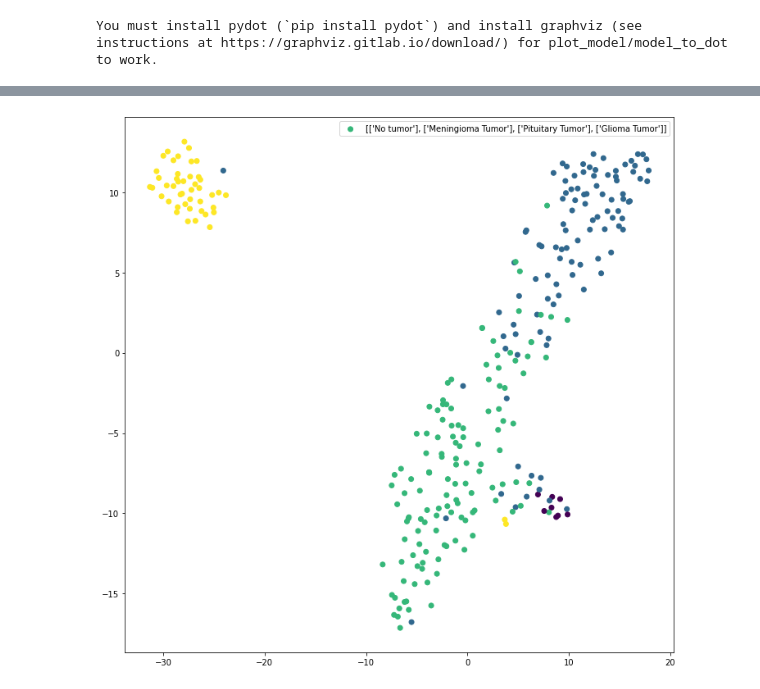
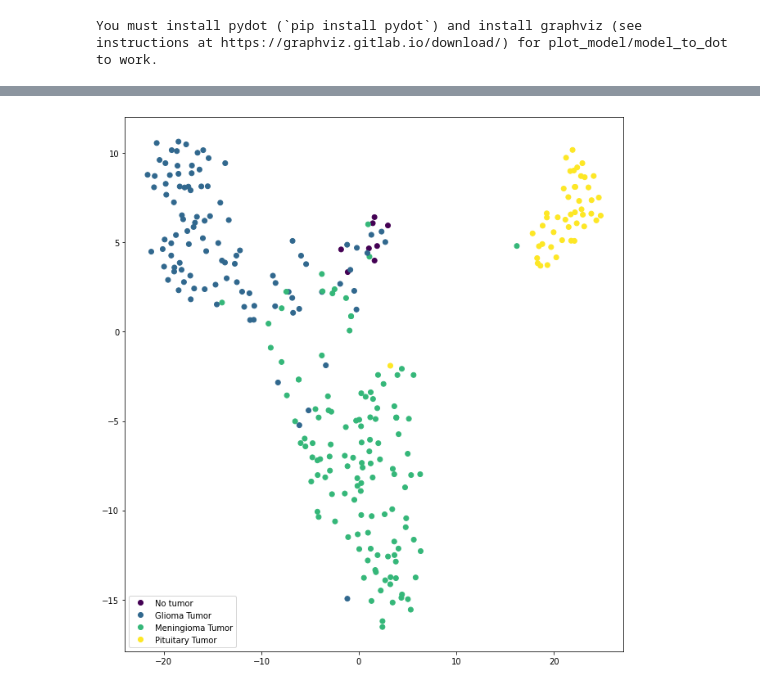
Before and after one commit to Shahak-Kuba/CAB420_Group, a Jupyter notebook: Siamese_Tumor_Classifier.ipynb, the cells around one changed output, grey strips where cells are left out. Saved outputs shown, nothing was run; the diff lists cells and outputs as text; code cells hidden in the pictures.

Commit message:
VGG images

```diff
--- a/Siamese_Tumor_Classifier.ipynb
+++ b/Siamese_Tumor_Classifier.ipynb
@@ -242,11 +241,16 @@ for i in range(10):
 # %%
 embeddings = base_network.predict(test)
-tsne_embeddings = TSNE(random_state=4).fit_transform(embeddings)
-fig = plt.figure(figsize=[12, 12])
-ax = fig.add_subplot(1, 1, 1)
-labels = [['No tumor'], ['Meningioma Tumor'], ['Pituitary Tumor'], ['Glioma Tumor']]
-ax.scatter(tsne_embeddings[:,0], tsne_embeddings[:,1], c = test_y.flatten(), label=labels);
-plt.legend()
+tsne_embeddings = TSNE(n_components=2,random_state=4).fit_transform(embeddings)
+fig = plt.figure(figsize=[10, 10])
+ax = fig.add_subplot(1, 2, 1)
+labels = ['No tumor', 'Glioma Tumor', 'Meningioma Tumor', 'Pituitary Tumor']
+scatter = ax.scatter(tsne_embeddings[:,0], tsne_embeddings[:,1], c = test_y.flatten());
+handles, _ = scatter.legend_elements(prop='colors')
+plt.legend(handles, labels)
+'''
+ax = fig.add_subplot(1, 2, 2, projection='3d')
+ax.view_init(30, 270)
+ax.scatter(tsne_embeddings[:,0], tsne_embeddings[:,1], c = test_y.flatten());'''
 plt.show()
 # %% [output]
-[figure, old version]
+[figure, new version]
```
Also changed, not shown: parts of 7 cells of this notebook, 9 other files.
